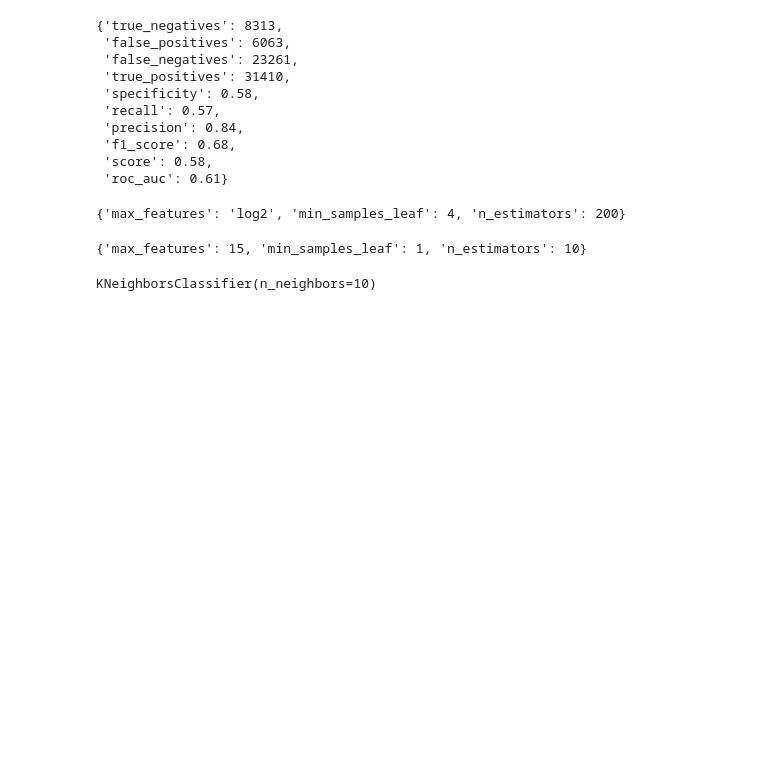
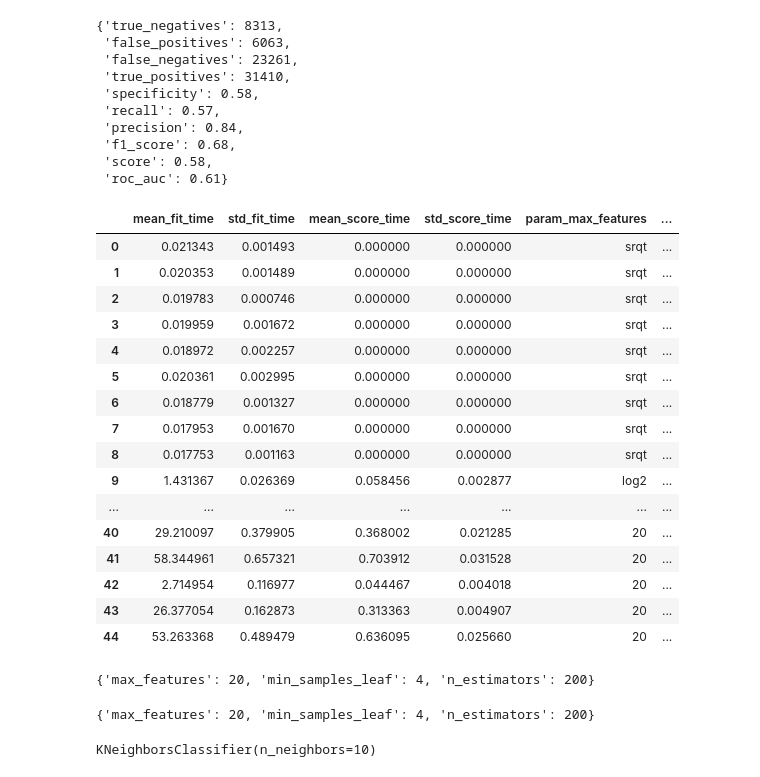
Before and after one commit to gasp37/credit-project, a Jupyter notebook: src/credit-project.ipynb, the cells around one changed output. Cells and saved outputs as stored; diff of their text form; code cells hidden in the pictures; blank space fills up the shorter version.

```diff
--- a/src/credit-project.ipynb
+++ b/src/credit-project.ipynb
@@ -486,7 +541,7 @@ estimators = [{'model_name':'LogReg1',
                  'estimator':'RandomForest',
                  'parameters':{'n_estimators':(10, 100, 200),
                                'min_samples_leaf':(1, 2, 4),
-                               'max_features':('srqt', 'log2', 10, 15, 20)
+                               'max_features':('sqrt', 'log2', 10, 15, 20)
                             }
                 }
                 ]
@@ -567,14 +642,34 @@ get_model_metrics(X_test, y_test, models2[0].best_estimator_)
  'f1_score': 0.68,
  'score': 0.58,
  'roc_auc': 0.61}
+# %%
+pd.DataFrame(models[2].cv_results_)
+# %% [output]
+|  | mean_fit_time | std_fit_time | mean_score_time | std_score_time | param_max_features | ... |
+| 0 | 0.021343 | 0.001493 | 0.000000 | 0.000000 | srqt | ... |
+| 1 | 0.020353 | 0.001489 | 0.000000 | 0.000000 | srqt | ... |
+| 2 | 0.019783 | 0.000746 | 0.000000 | 0.000000 | srqt | ... |
+| 3 | 0.019959 | 0.001672 | 0.000000 | 0.000000 | srqt | ... |
+| 4 | 0.018972 | 0.002257 | 0.000000 | 0.000000 | srqt | ... |
+| 5 | 0.020361 | 0.002995 | 0.000000 | 0.000000 | srqt | ... |
+| 6 | 0.018779 | 0.001327 | 0.000000 | 0.000000 | srqt | ... |
+| 7 | 0.017953 | 0.001670 | 0.000000 | 0.000000 | srqt | ... |
+| 8 | 0.017753 | 0.001163 | 0.000000 | 0.000000 | srqt | ... |
+| 9 | 1.431367 | 0.026369 | 0.058456 | 0.002877 | log2 | ... |
+| ... | ... | ... | ... | ... | ... | ... |
+| 40 | 29.210097 | 0.379905 | 0.368002 | 0.021285 | 20 | ... |
+| 41 | 58.344961 | 0.657321 | 0.703912 | 0.031528 | 20 | ... |
+| 42 | 2.714954 | 0.116977 | 0.044467 | 0.004018 | 20 | ... |
+| 43 | 26.377054 | 0.162873 | 0.313363 | 0.004907 | 20 | ... |
+| 44 | 53.263368 | 0.489479 | 0.636095 | 0.025660 | 20 | ... |
 # %%
-models2[0].best_params_
+models2[2].best_params_
 # %% [output]
-{'max_features': 'log2', 'min_samples_leaf': 4, 'n_estimators': 200}
+{'max_features': 20, 'min_samples_leaf': 4, 'n_estimators': 200}
 # %%
 models[2].best_params_
 # %% [output]
-{'max_features': 15, 'min_samples_leaf': 1, 'n_estimators': 10}
+{'max_features': 20, 'min_samples_leaf': 4, 'n_estimators': 200}
 # %%
 models[1].best_estimator_
 # %% [output]
```
Also changed, not shown: parts of 10 cells of this notebook.
